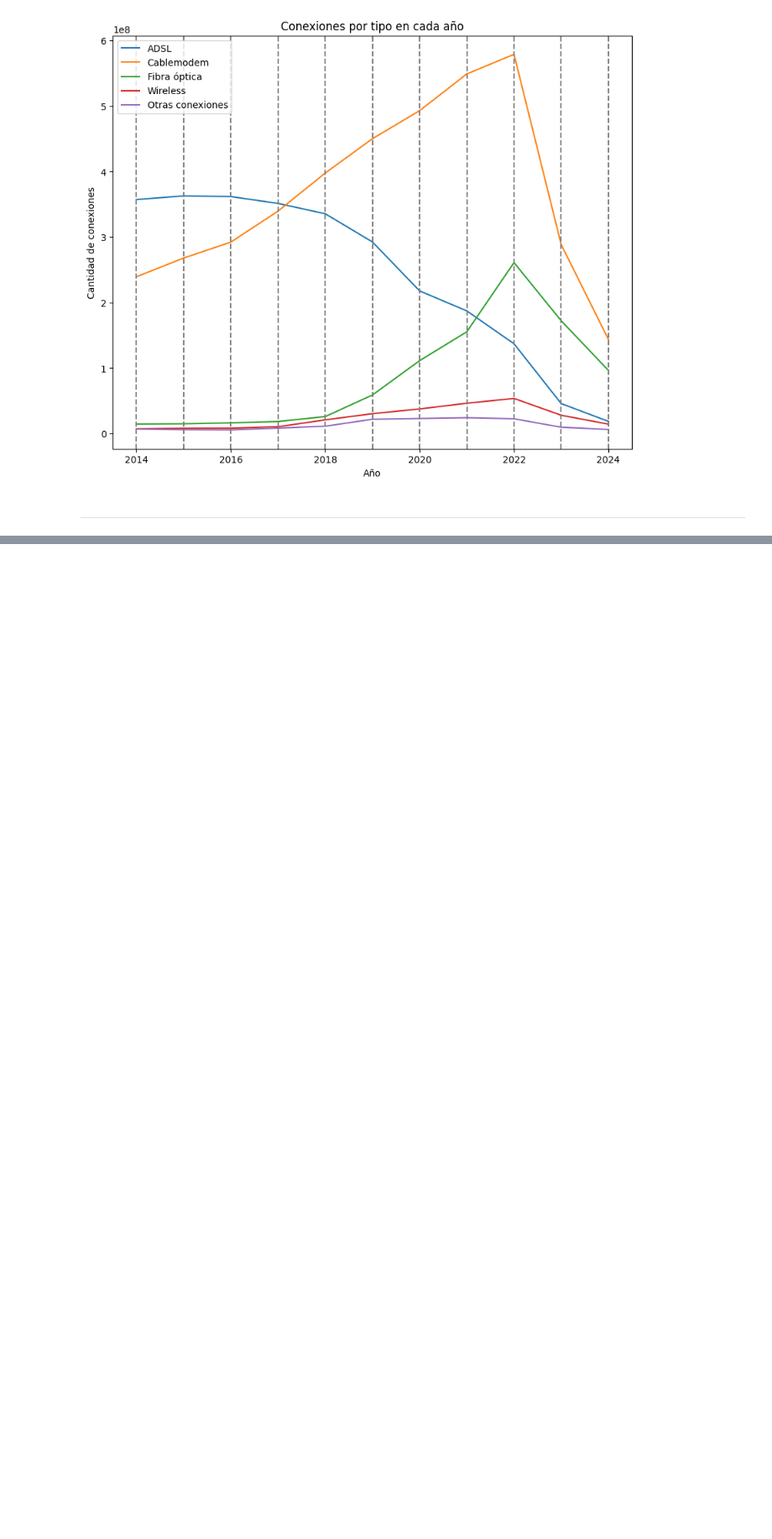
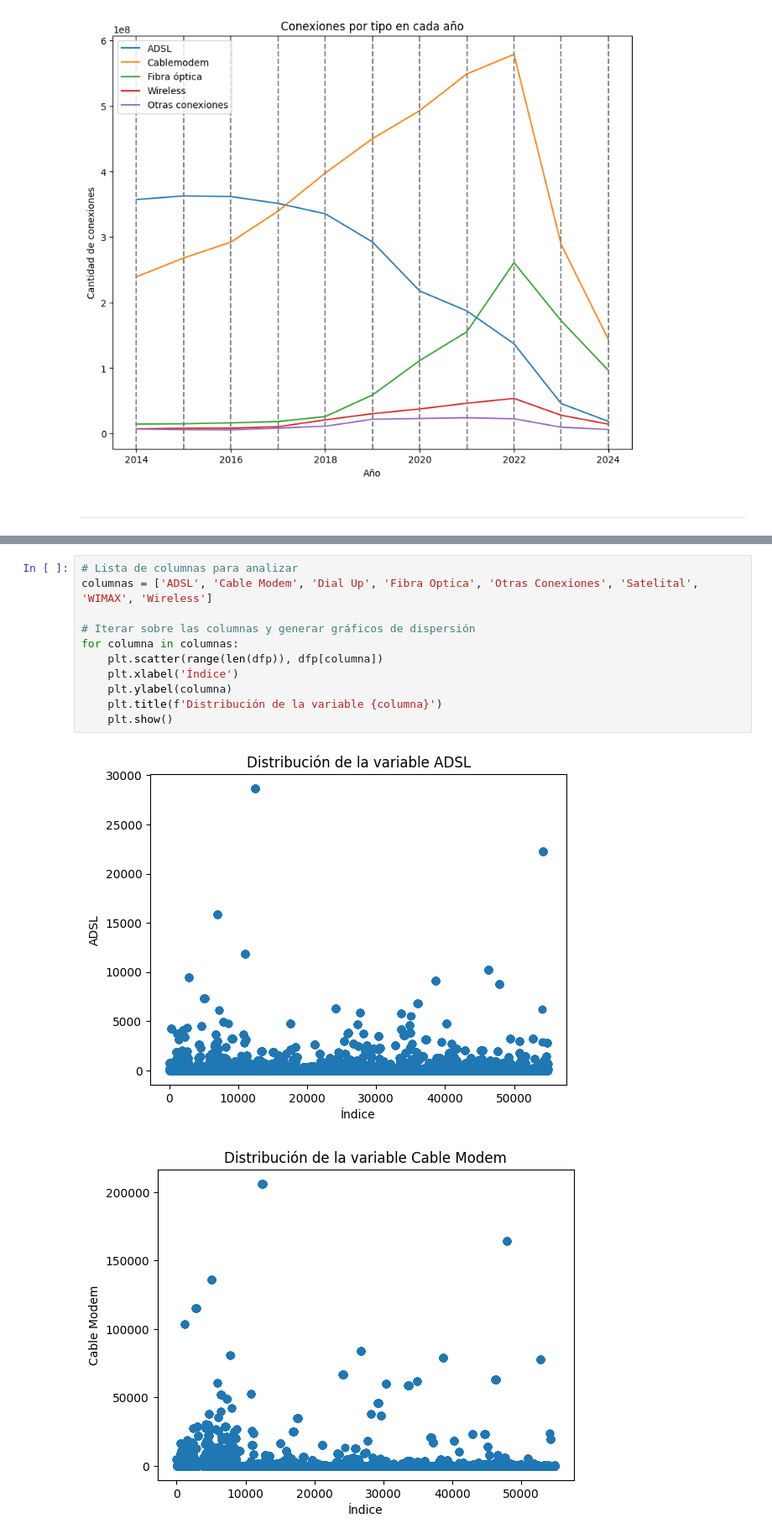
Before and after one commit to RomaDolcenera/PI2_enacom, a Jupyter notebook: EDA.ipynb, the cells around one changed output, grey strips where cells are left out. Shown at 84% size. Saved outputs shown, nothing was run; the diff lists cells and outputs as text; blank space fills up the shorter version.

```diff
--- a/EDA.ipynb
+++ b/EDA.ipynb
@@ -409,0 +404,14 @@ memory usage: 63.2+ MB
+# %%
+# Lista de columnas para analizar
+columnas = ['ADSL', 'Cable Modem', 'Dial Up', 'Fibra Optica', 'Otras Conexiones', 'Satelital', 'WIMAX', 'Wireless']
+
+# Iterar sobre las columnas y generar gráficos de dispersión
+for columna in columnas:
+    plt.scatter(range(len(dfp)), dfp[columna])
+    plt.xlabel('Índice')
+    plt.ylabel(columna)
+    plt.title(f'Distribución de la variable {columna}')
+    plt.show()
+# %% [output]
+[figure, added]
+[figure, added]
```
Also changed, not shown: parts of 13 cells of this notebook, 4 other files.
